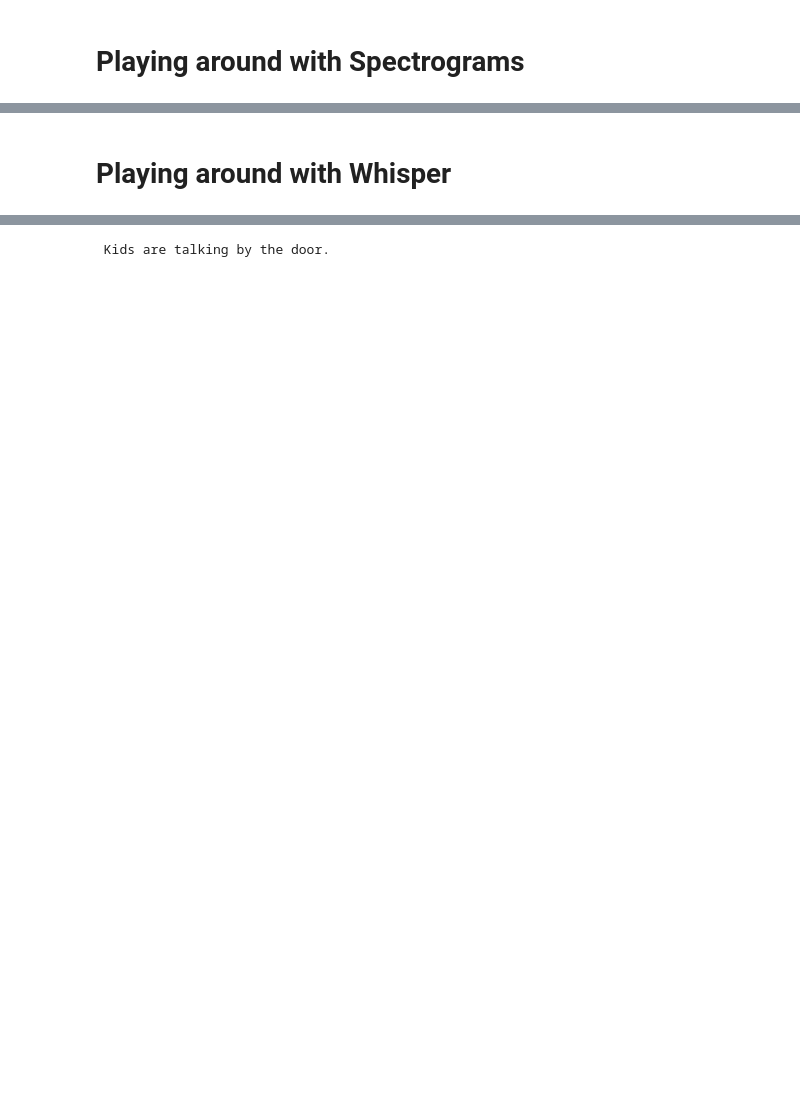
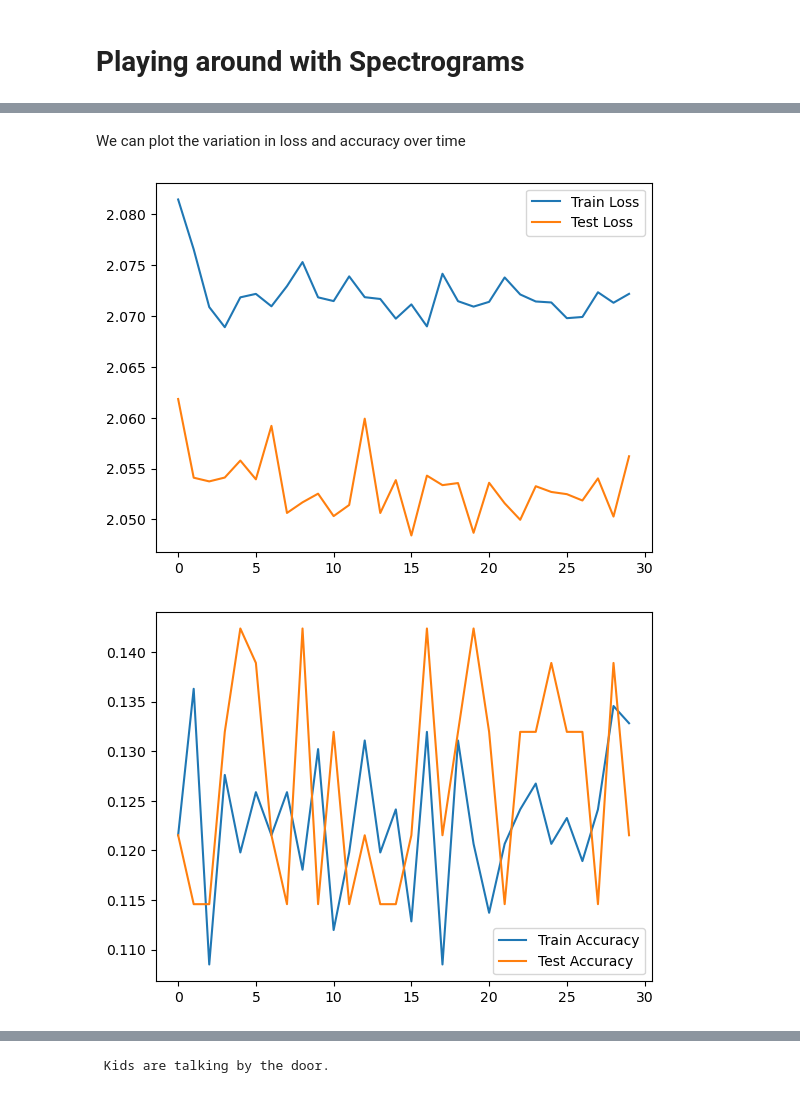
Before and after one commit to shivrm/meemo, a Jupyter notebook: task.ipynb, the cells around one changed output, grey strips where cells are left out. Drawn from its saved outputs; the diff is of its cells as text; code cells hidden in the pictures; blank space fills up the shorter version.

```diff
--- a/task.ipynb
+++ b/task.ipynb
@@ -34,23 +70,11 @@ librosa.display.specshow(S_dB, sr=sr, x_axis='time', y_axis='mel')
 # %%
-emotions = {
-    '01': 'neutral',
-    '02': 'calm',
-    '03': 'happy',
-    '04': 'sad',
-    '05': 'angry',
-    '06': 'fearful',
-    '07': 'disgust',
-    '08': 'surprised'
-}
-
 class SpectrogramDataset(Dataset):
-    def __init__(self, transform=None):
+    def __init__(self):
+        # Make an index of all the data files
         self.files = []
         for dir in os.listdir('dataset'):
             for file in os.listdir(f'dataset/{dir}'):
                 self.files.append(f'dataset/{dir}/{file}')
-
-        self.transform = transform
 
     def __len__(self):
         return len(self.files)
@@ -63,17 +87,14 @@ class SpectrogramDataset(Dataset):
         S = librosa.feature.melspectrogram(y=y, sr=sr, n_mels=128)
         S_dB = librosa.power_to_db(S, ref=np.max)
 
-        # 495 - length of longest audio file
-        # -80 because that is the zero on the decibel scale
-        padded = torch.zeros((1, 128, 495)) - 80
+        # Left-pad the spectrogram to the left with -80
+        # -80 is the minimum threshold used by librosa for decibels
+        padded = torch.zeros((1, 128, max_spectrogram_length)) - 80
         padded[0, :, :S_dB.shape[1]] = torch.tensor(S_dB)
 
-        # one hot encode the emotion
+        # Extract emotion from file path and one-hot encode it
         emotion_idx = int(file_path.split('-')[2]) - 1
-        emotion_one_hot = torch.zeros(len(emotions))
+        emotion_one_hot = torch.zeros(8)
         emotion_one_hot[emotion_idx] = 1.0
 
-        if self.transform:
-            padded = self.transform(padded)
-
         return padded, emotion_one_hot
@@ -158,2 +229,17 @@ KeyboardInterrupt:
-# %% [markdown]
-# Playing around with Whisper
+# %% [markdown]
+We can plot the variation in loss and accuracy over time
+# %%
+import matplotlib.pyplot as plt
+
+plt.plot(train_losses, label="Train Loss")
+plt.plot(test_losses, label="Test Loss")
+plt.legend()
+plt.show()
+
+plt.plot(train_accuracies, label="Train Accuracy")
+plt.plot(test_accuracies, label="Test Accuracy")
+plt.legend()
+plt.show()
+# %% [output]
+[figure, added]
+[figure, added]
```
Also changed, not shown: parts of 50 cells of this notebook, 3 other files.
